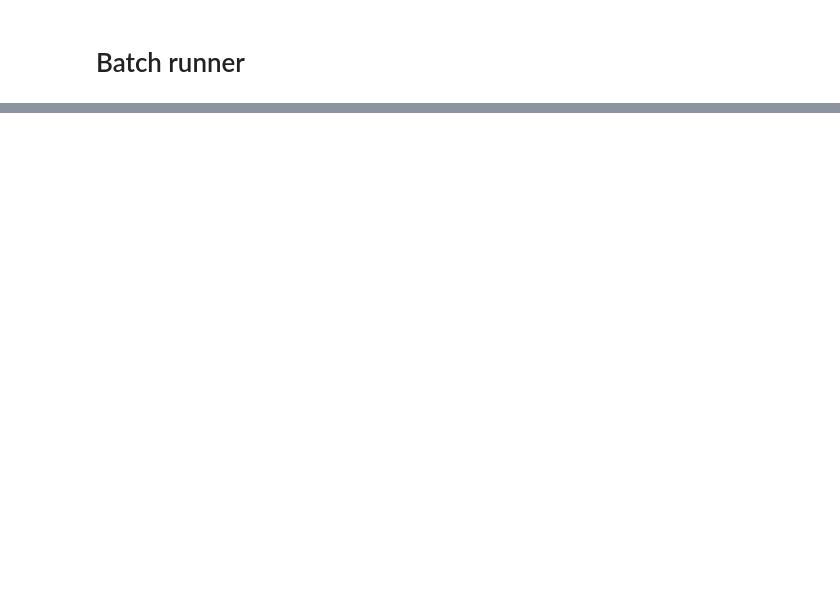
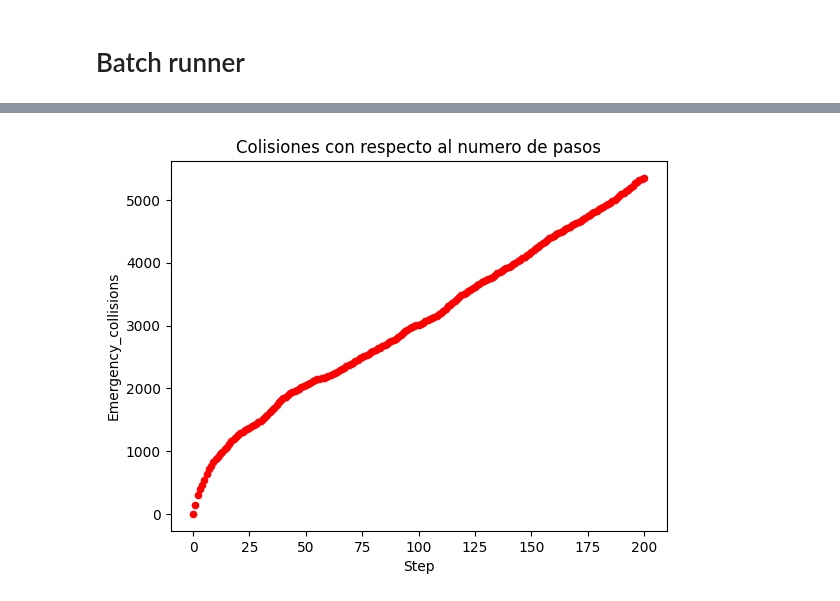
Before and after one commit to sofhdez/multiagentes-mesa, a Jupyter notebook: reto/interseccion/prueba.ipynb, the cells around one changed output, grey strips where cells are left out. Drawn from its saved outputs; the diff is of its cells as text; code cells hidden in the pictures; blank space fills up the shorter version.

```diff
--- a/reto/interseccion/prueba.ipynb
+++ b/reto/interseccion/prueba.ipynb
@@ -128,0 +148,17 @@ data_batch.to_csv('data_batch.csv')
+# %%
+df = pd.read_csv('./data_batch.csv',index_col=0)
+df = df.groupby("Step").agg({"Emergency_collisions": 'sum'})
+df = df.reset_index()
+# scatter plot
+df.plot(kind = 'scatter',
+        x = 'Step',
+        y = 'Emergency_collisions',
+        color = 'red')
+
+# set the title
+plt.title('Colisiones con respecto al numero de pasos')
+
+# show the plot
+plt.show()
+# %% [output]
+[figure, added]
```
Also changed, not shown: parts of 8 cells of this notebook, 1 other file.
